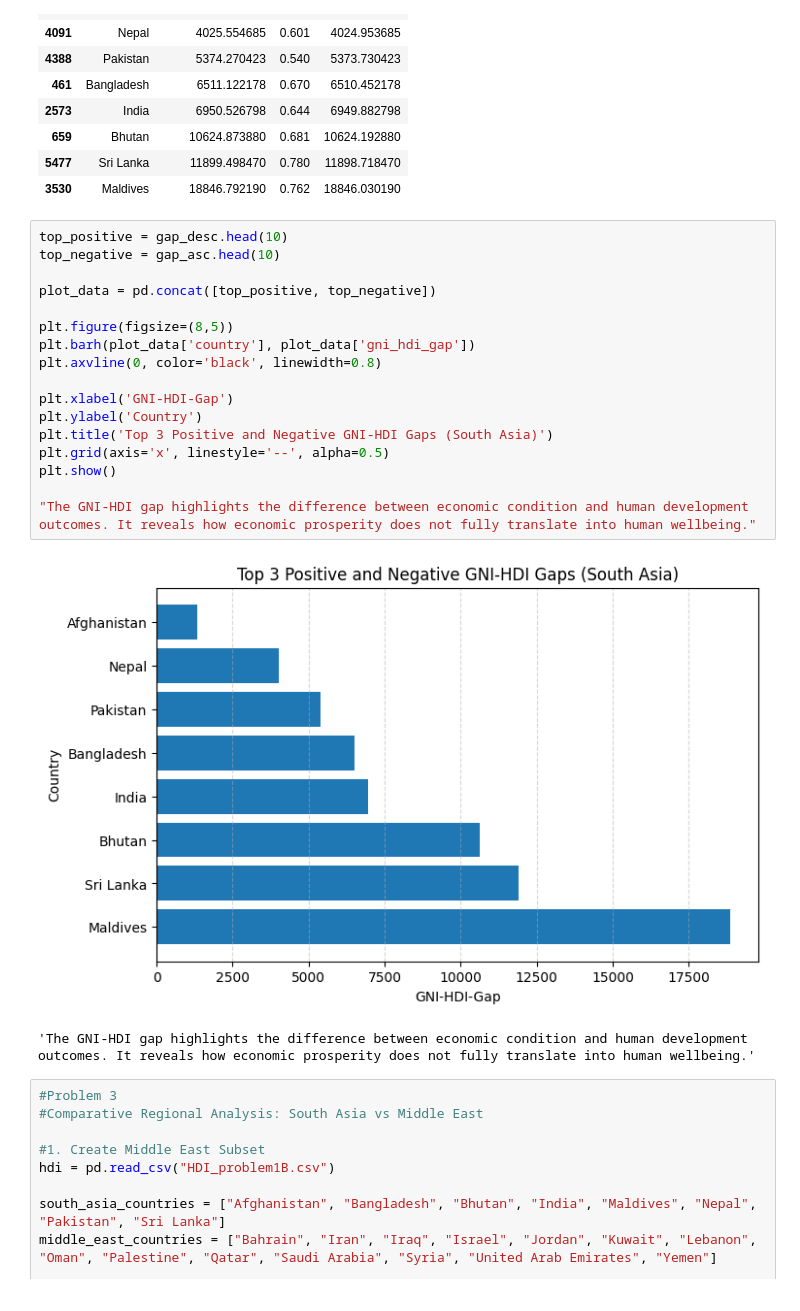
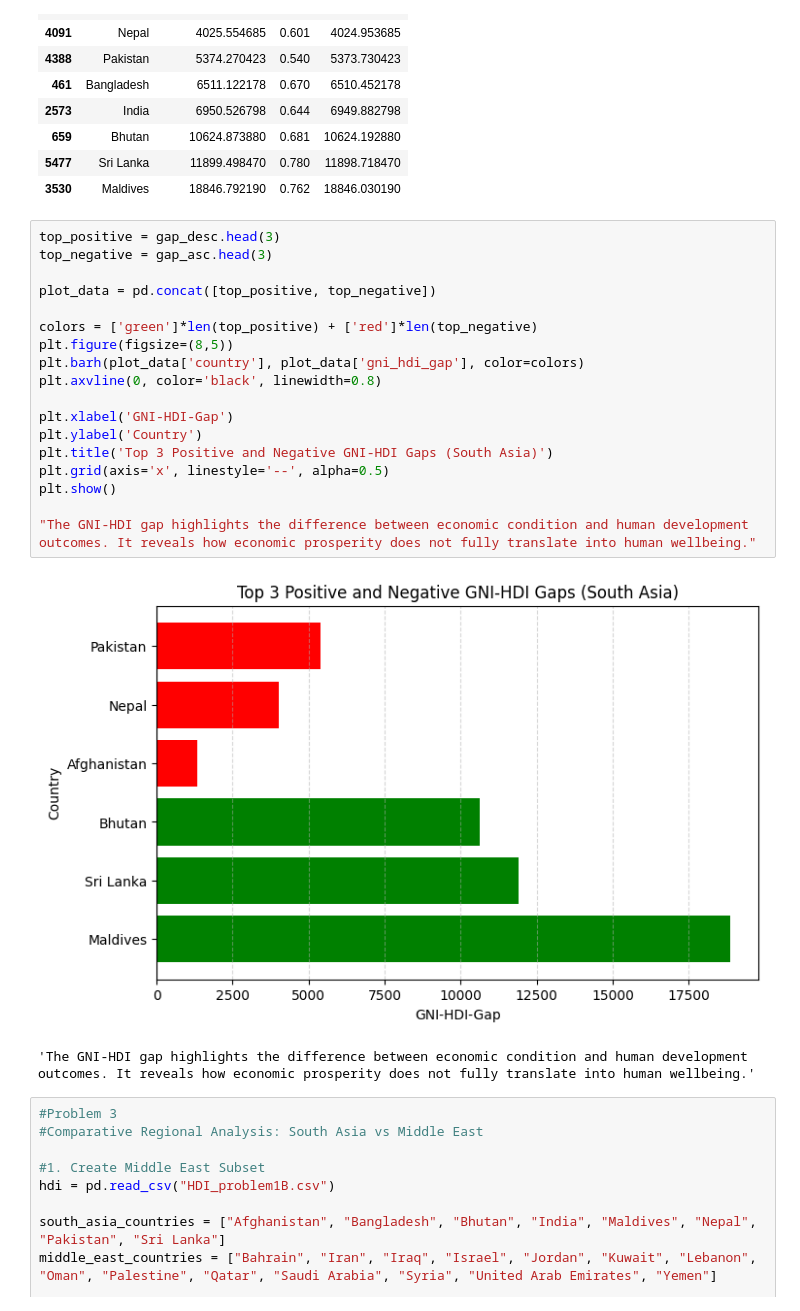
Before and after one commit to Rohit0562-hub/2513246_RohitJoshi, a Jupyter notebook: 2513246_RohitJoshi.ipynb, the cells around one changed output. Saved outputs shown, nothing was run; the diff lists cells and outputs as text.

```diff
--- a/2513246_RohitJoshi.ipynb
+++ b/2513246_RohitJoshi.ipynb
@@ -759,24 +759,25 @@ gap_asc
 | 5477 | Sri Lanka | 11899.498470 | 0.780 | 11898.718470 |
 | 3530 | Maldives | 18846.792190 | 0.762 | 18846.030190 |
 # %%
-top_positive = gap_desc.head(10)
-top_negative = gap_asc.head(10)
+top_positive = gap_desc.head(3)
+top_negative = gap_asc.head(3)
 
 plot_data = pd.concat([top_positive, top_negative])
 
+colors = ['green']*len(top_positive) + ['red']*len(top_negative)
 plt.figure(figsize=(8,5))
-plt.barh(plot_data['country'], plot_data['gni_hdi_gap'])
+plt.barh(plot_data['country'], plot_data['gni_hdi_gap'], color=colors)
 plt.axvline(0, color='black', linewidth=0.8)
 
 plt.xlabel('GNI-HDI-Gap')
 plt.ylabel('Country')
 plt.title('Top 3 Positive and Negative GNI-HDI Gaps (South Asia)')
 plt.grid(axis='x', linestyle='--', alpha=0.5)
 plt.show()
 
 "The GNI-HDI gap highlights the difference between economic condition and human development outcomes. It reveals how economic prosperity does not fully translate into human wellbeing."
 # %% [output]
-[figure, old version]
+[figure, new version]
 'The GNI-HDI gap highlights the difference between economic condition and human development outcomes. It reveals how economic prosperity does not fully translate into human wellbeing.'
 # %%
 #Problem 3
```
Also changed, not shown: parts of 8 cells of this notebook.
